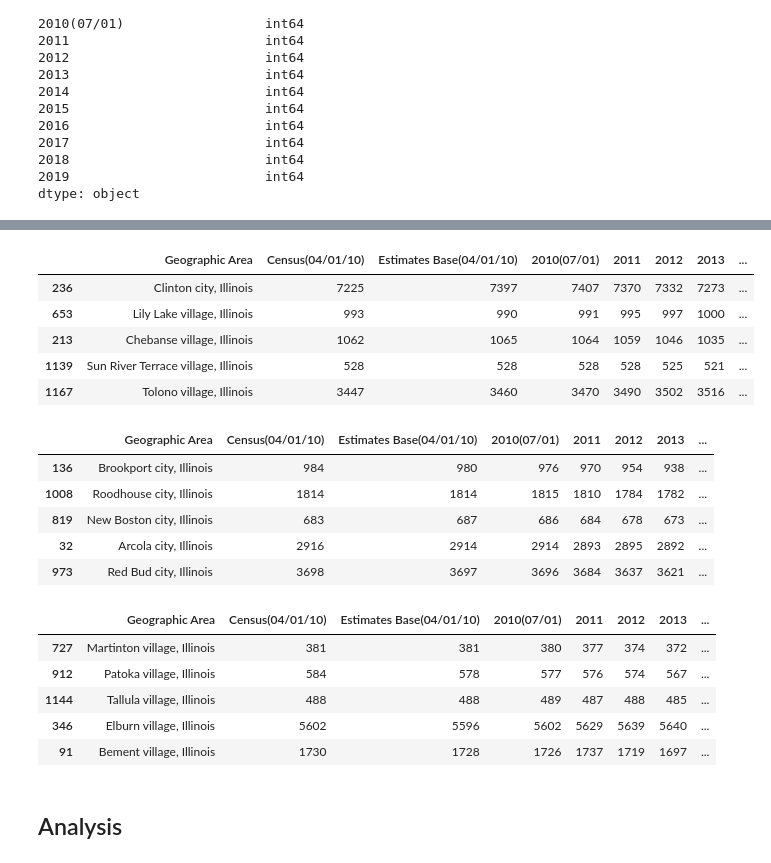
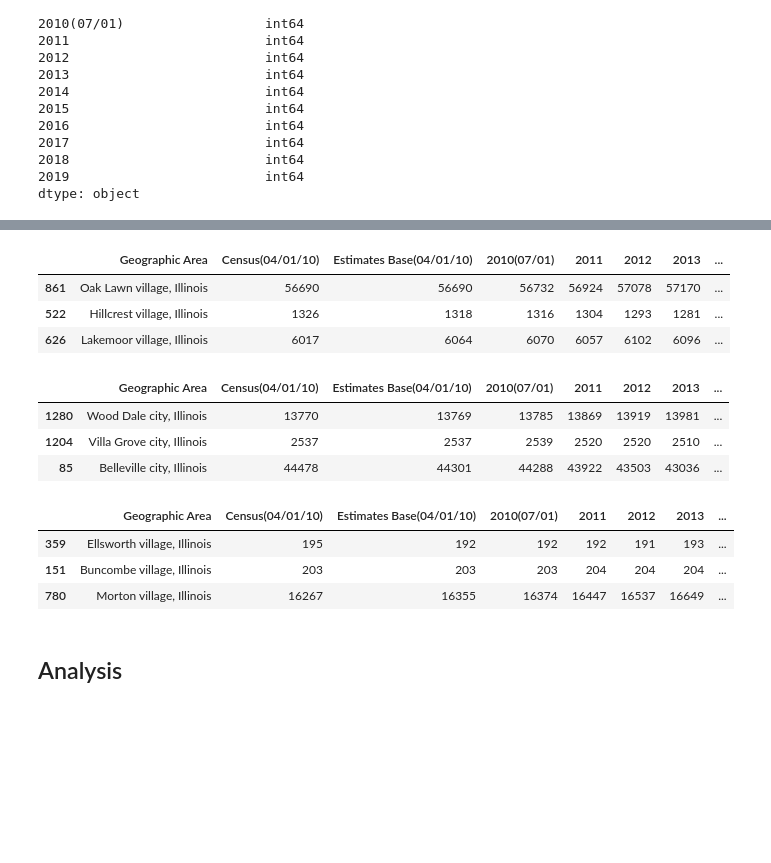
Before and after one commit to tcyang01/Data-Visualization, a Jupyter notebook: censusIL/censusIL.ipynb, the cells around one changed output, grey strips where cells are left out. Cells and saved outputs as stored; diff of their text form; code cells hidden in the pictures; blank space fills up the shorter version.

```diff
--- a/censusIL/censusIL.ipynb
+++ b/censusIL/censusIL.ipynb
@@ -80,39 +76,33 @@ df.sample(5)
 # %%
 #create a new column and calculate net change precent from July 1st of 2010 to 2019
 df['Net Change %'] = df['Net Change'].copy()
 for i in range(len(df)):
     df.loc[i,'Net Change %'] = (df.loc[i,'Net Change']/df.loc[i,'2010(07/01)'] * 100).round(2)
 
-df.sample(5)
+df.sample(3)
 # %% [output]
 |  | Geographic Area | Census(04/01/10) | Estimates Base(04/01/10) | 2010(07/01) | 2011 | 2012 | 2013 | ... |
-| 236 | Clinton city, Illinois | 7225 | 7397 | 7407 | 7370 | 7332 | 7273 | ... |
-| 653 | Lily Lake village, Illinois | 993 | 990 | 991 | 995 | 997 | 1000 | ... |
-| 213 | Chebanse village, Illinois | 1062 | 1065 | 1064 | 1059 | 1046 | 1035 | ... |
-| 1139 | Sun River Terrace village, Illinois | 528 | 528 | 528 | 528 | 525 | 521 | ... |
-| 1167 | Tolono village, Illinois | 3447 | 3460 | 3470 | 3490 | 3502 | 3516 | ... |
+| 861 | Oak Lawn village, Illinois | 56690 | 56690 | 56732 | 56924 | 57078 | 57170 | ... |
+| 522 | Hillcrest village, Illinois | 1326 | 1318 | 1316 | 1304 | 1293 | 1281 | ... |
+| 626 | Lakemoor village, Illinois | 6017 | 6064 | 6070 | 6057 | 6102 | 6096 | ... |
 # %%
 #split df into two dataframes: city and non_city
 city = df[df['City'] == 1]
 non_city = df[df['City'] == 0]
 # %%
-city.sample(5)
+city.sample(3)
 # %% [output]
 |  | Geographic Area | Census(04/01/10) | Estimates Base(04/01/10) | 2010(07/01) | 2011 | 2012 | 2013 | ... |
-| 136 | Brookport city, Illinois | 984 | 980 | 976 | 970 | 954 | 938 | ... |
-| 1008 | Roodhouse city, Illinois | 1814 | 1814 | 1815 | 1810 | 1784 | 1782 | ... |
-| 819 | New Boston city, Illinois | 683 | 687 | 686 | 684 | 678 | 673 | ... |
-| 32 | Arcola city, Illinois | 2916 | 2914 | 2914 | 2893 | 2895 | 2892 | ... |
-| 973 | Red Bud city, Illinois | 3698 | 3697 | 3696 | 3684 | 3637 | 3621 | ... |
+| 1280 | Wood Dale city, Illinois | 13770 | 13769 | 13785 | 13869 | 13919 | 13981 | ... |
+| 1204 | Villa Grove city, Illinois | 2537 | 2537 | 2539 | 2520 | 2520 | 2510 | ... |
+| 85 | Belleville city, Illinois | 44478 | 44301 | 44288 | 43922 | 43503 | 43036 | ... |
 # %%
-non_city.sample(5)
+non_city.sample(3)
 # %% [output]
 |  | Geographic Area | Census(04/01/10) | Estimates Base(04/01/10) | 2010(07/01) | 2011 | 2012 | 2013 | ... |
-| 727 | Martinton village, Illinois | 381 | 381 | 380 | 377 | 374 | 372 | ... |
-| 912 | Patoka village, Illinois | 584 | 578 | 577 | 576 | 574 | 567 | ... |
-| 1144 | Tallula village, Illinois | 488 | 488 | 489 | 487 | 488 | 485 | ... |
-| 346 | Elburn village, Illinois | 5602 | 5596 | 5602 | 5629 | 5639 | 5640 | ... |
-| 91 | Bement village, Illinois | 1730 | 1728 | 1726 | 1737 | 1719 | 1697 | ... |
+| 359 | Ellsworth village, Illinois | 195 | 192 | 192 | 192 | 191 | 193 | ... |
+| 151 | Buncombe village, Illinois | 203 | 203 | 203 | 204 | 204 | 204 | ... |
+| 780 | Morton village, Illinois | 16267 | 16355 | 16374 | 16447 | 16537 | 16649 | ... |
 # %% [markdown]
 ## Analysis
 # %%
```
Also changed, not shown: parts of 17 cells of this notebook.
